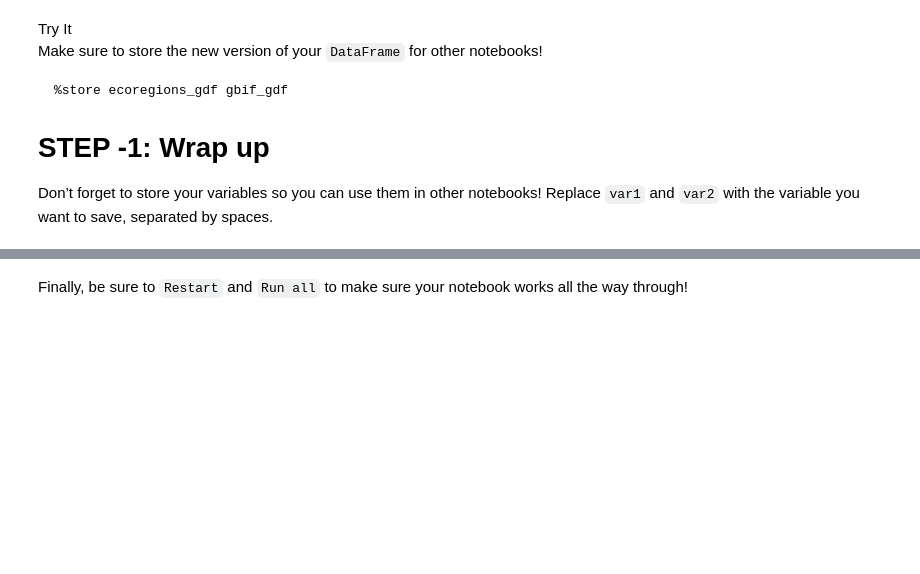
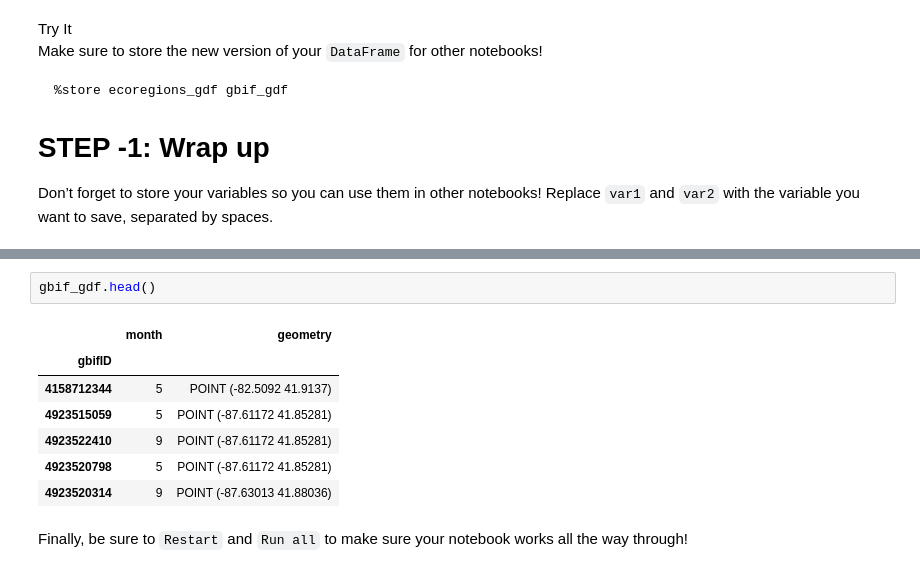
Before and after one commit to earthlab-education/02-migration-algrego, a Jupyter notebook: notebooks/migration-31-wrangle.ipynb, the cells around one changed output, grey strips where cells are left out. Cells and saved outputs as stored; diff of their text form; blank space fills up the shorter version.

```diff
--- a/notebooks/migration-31-wrangle.ipynb
+++ b/notebooks/migration-31-wrangle.ipynb
@@ -273,3 +301,13 @@ Stored 'gbif_gdf' (DataFrame)
+# %%
+gbif_gdf.head()
+# %% [output]
+|  | month | geometry |
+| gbifID |  |  |
+| 4158712344 | 5 | POINT (-82.5092 41.9137) |
+| 4923515059 | 5 | POINT (-87.61172 41.85281) |
+| 4923522410 | 9 | POINT (-87.61172 41.85281) |
+| 4923520798 | 5 | POINT (-87.61172 41.85281) |
+| 4923520314 | 9 | POINT (-87.63013 41.88036) |
 # %% [markdown]
 Finally, be sure to `Restart` and `Run all` to make sure your notebook
 works all the way through!
```
Also changed, not shown: parts of 6 cells of this notebook, 3 other files.
